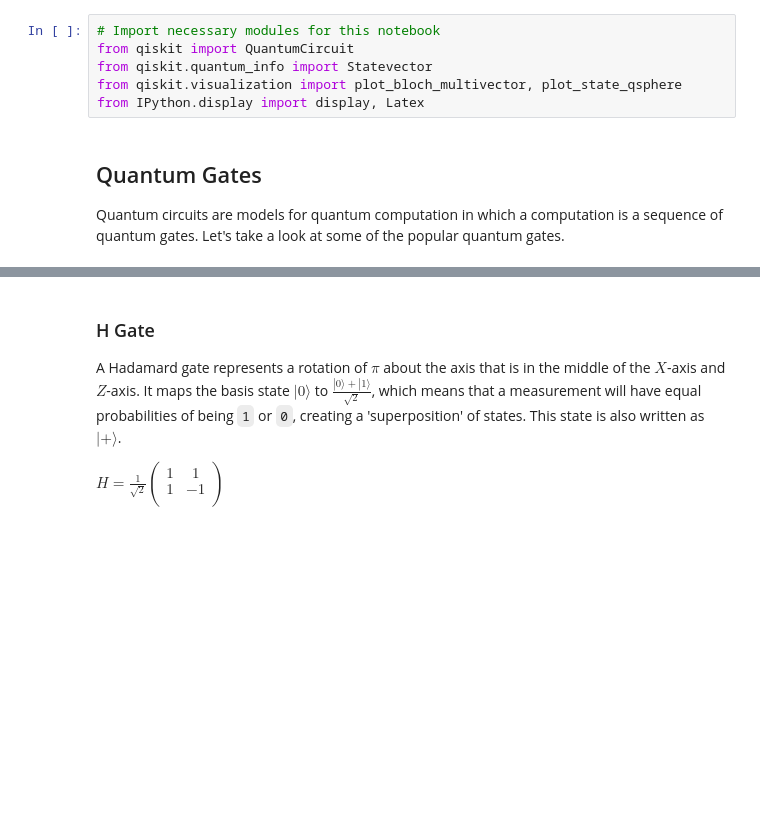
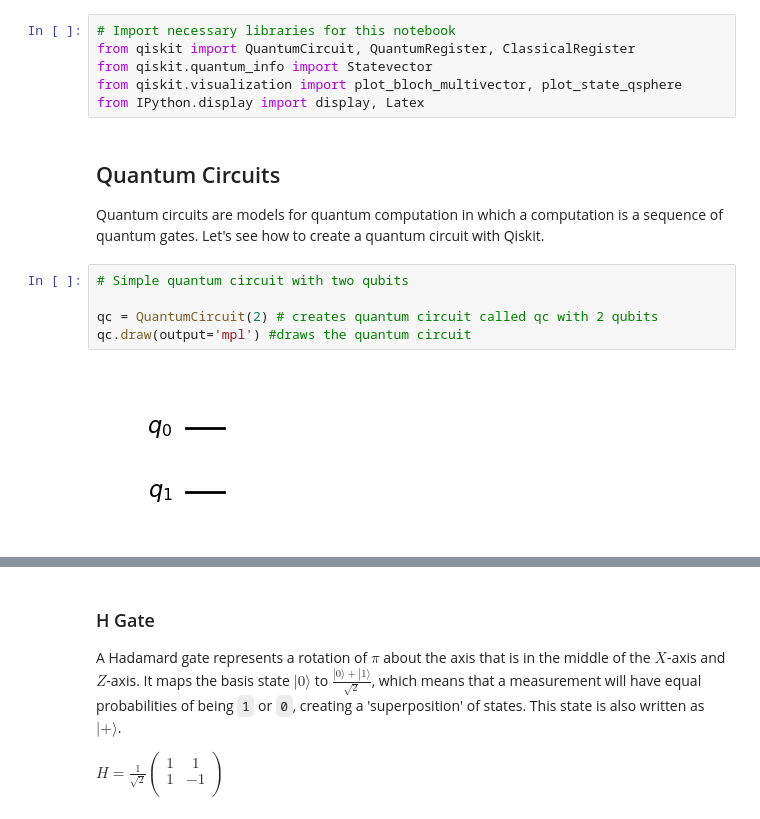
Before and after one commit to quantum-kittens/ICFO_SpringSchool_2025, a Jupyter notebook: Hands-on with Qiskit - Quantum Gates.ipynb, the cells around one changed output, grey strips where cells are left out. Cells and saved outputs as stored; diff of their text form; blank space fills up the shorter version.

Commit message:
Update hands-on notebooks

```diff
--- a/Hands-on with Qiskit - Quantum Gates.ipynb
+++ b/Hands-on with Qiskit - Quantum Gates.ipynb
@@ -4,11 +18,19 @@
 
 Before starting the exercises, run the first cell below by clicking on it and then pressing 'shift' + 'enter'. This is the general way to execute a code cell in a Jupyter notebook environment that you are using now. While it is running, you will see `In [*]`: in the top left of that cell. Once it finishes running, you will see a number instead of the star, which indicates how many cells you've run.
 # %%
-# Import necessary modules for this notebook
-from qiskit import QuantumCircuit
+# Import necessary libraries for this notebook
+from qiskit import QuantumCircuit, QuantumRegister, ClassicalRegister
 from qiskit.quantum_info import Statevector
 from qiskit.visualization import plot_bloch_multivector, plot_state_qsphere
 from IPython.display import display, Latex
 # %% [markdown]
-## Quantum Gates
-Quantum circuits are models for quantum computation in which a computation is a sequence of quantum gates. Let's take a look at some of the popular quantum gates.
+## Quantum Circuits
+
+Quantum circuits are models for quantum computation in which a computation is a sequence of quantum gates. Let's see how to create a quantum circuit with Qiskit.
+# %%
+# Simple quantum circuit with two qubits
+
+qc = QuantumCircuit(2) # creates quantum circuit called qc with 2 qubits
+qc.draw(output='mpl') #draws the quantum circuit
+# %% [output]
+[figure, added]
```
Also changed, not shown: parts of 15 cells of this notebook, 1 other file.
